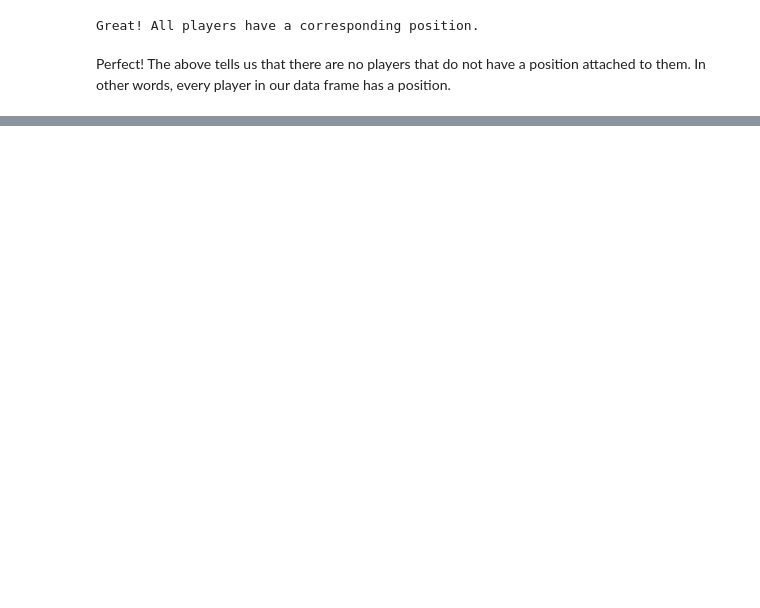
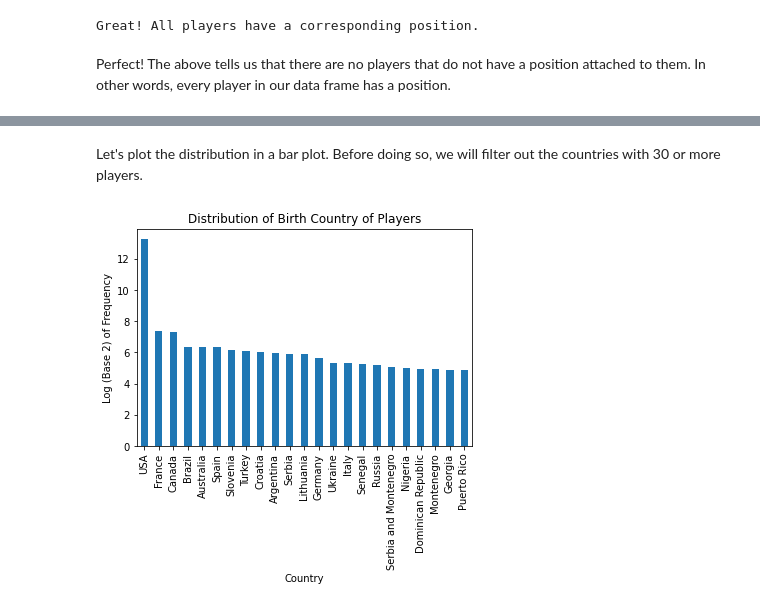
Before and after one commit to byw2/data-expedition, a Jupyter notebook: nba_players/nba_players.ipynb, the cells around one changed output, grey strips where cells are left out. Cells and saved outputs as stored; diff of their text form; code cells hidden in the pictures; blank space fills up the shorter version.

```diff
--- a/nba_players/nba_players.ipynb
+++ b/nba_players/nba_players.ipynb
@@ -88,0 +254,14 @@ Perfect! The above tells us that there are no players that do not have a positio
+# %% [markdown]
+Let's plot the distribution in a bar plot. Before doing so, we will filter out the countries with 30 or more players.
+# %%
+countries = df['country'].value_counts()
+# filter for countries with 30 or players
+countries = countries[countries >= 30]
+# log normalize by taking log of each value in series
+countries = countries.apply(np.log2).plot(kind='bar')
+plt.title('Distribution of Birth Country of Players')
+plt.ylabel('Log (Base 2) of Frequency')
+plt.xlabel('Country')
+plt.show()
+# %% [output]
+[figure, added]
```
Also changed, not shown: parts of 32 cells of this notebook.
